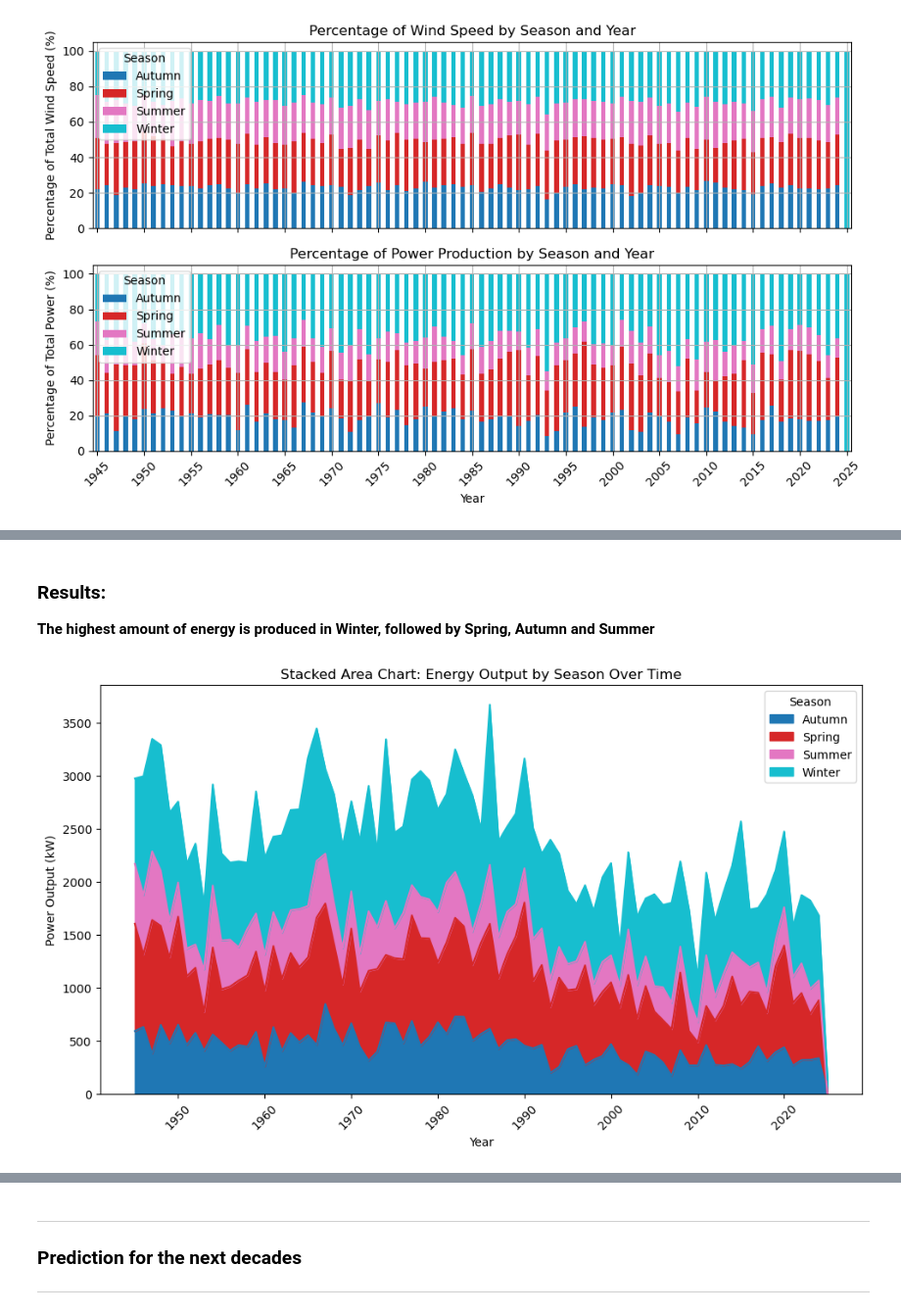
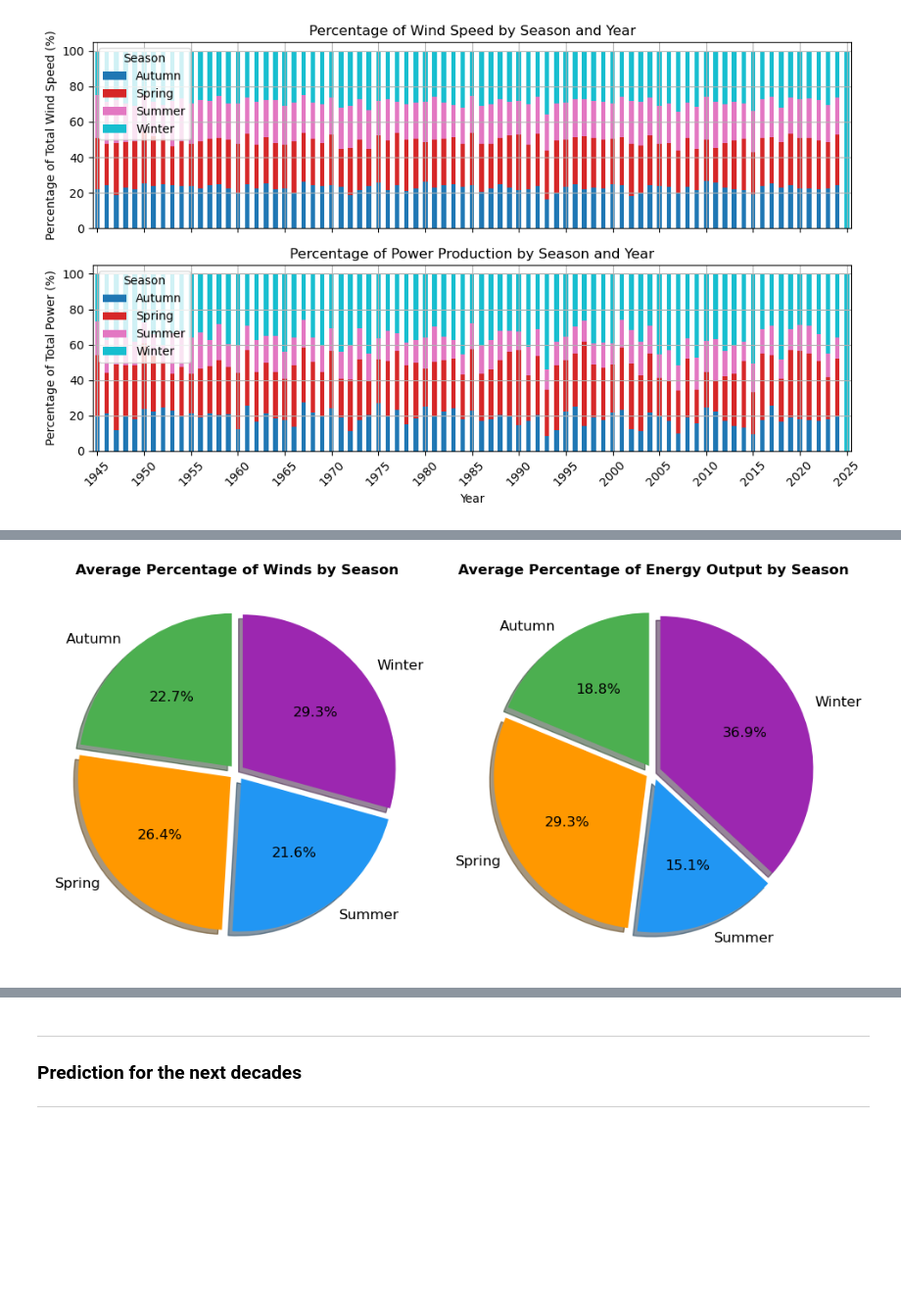
Before and after one commit to ermelinda-q/PFDA, a Jupyter notebook: project/project.ipynb, the cells around one changed output, grey strips where cells are left out. Shown at 98% size. Drawn from its saved outputs; the diff is of its cells as text; code cells hidden in the pictures; blank space fills up the shorter version.

```diff
--- a/project/project.ipynb
+++ b/project/project.ipynb
@@ -425,17 +436,17 @@ plt.show()
 ***
 # %%
 # Extract additional time-based features from the index (date is set as DataFrame index)
-df_valentia = df_valentia.copy()
-df_valentia.loc[:, 'year'] = df_valentia.index.year                     # Extract year.
-df_valentia.loc[:, 'month'] = df_valentia.index.month                   # Extract month.
-df_valentia.loc[:, 'season'] = df_valentia.index.month % 12 // 3 + 1    # Extract season.
+df_wind_project = df_wind_project.copy()
+df_wind_project.loc[:, 'year'] = df_wind_project.index.year                     # Extract year.
+df_wind_project.loc[:, 'month'] = df_wind_project.index.month                   # Extract month.
+df_wind_project.loc[:, 'season'] = df_wind_project.index.month % 12 // 3 + 1    # Extract season.
 # %%
 # Creating a new column 'season_label' in the DataFrame referring to 'month'
 # by calling 'get_season' function in the 'project_functions.py' file.
-df_valentia['season_label'] = df_valentia['month'].apply(get_season)
+df_wind_project['season_label'] = df_wind_project['month'].apply(get_season)
 
 # Group data by season and calculate averages for our numerical data.
-seasonal_averages = df_valentia.groupby('season_label').mean()
+seasonal_averages = df_wind_project.groupby('season_label').mean()
 
 # Print the 'mean' values of our numeric data.
 print(seasonal_averages[['rain', 'wdsp_m/s', 'air_density', 'power_kw']])
@@ -449,7 +460,7 @@ Winter        0.229481  5.972554     1.248745  875.996342
 # %%
 # Group wind speed and power output by season and year
-seasonal_trends_wdsp = df_valentia.groupby(['year', 'season_label'])['wdsp_m/s'].mean().unstack()
-seasonal_trends_power = df_valentia.groupby(['year', 'season_label'])['power_kw'].mean().unstack()
+seasonal_trends_wdsp = df_wind_project.groupby(['year', 'season_label'])['wdsp_m/s'].mean().unstack()
+seasonal_trends_power = df_wind_project.groupby(['year', 'season_label'])['power_kw'].mean().unstack()
 # Create a figure with two subplots (stacked vertically)
 fig, axes = plt.subplots(2, 1, figsize=(10, 6), sharex=True)
 
@@ -554,18 +556,41 @@ plt.show()
-# %% [markdown]
-### Results:
-
-**The highest amount of energy is produced in Winter, followed by Spring, Autumn and Summer**
-# %%
-# Group by both year and season for seasonal trends over time
-seasonal_trends_by_year = df_valentia.groupby(['year', 'season_label'])['power_kw'].mean().unstack()
-
-ax = seasonal_trends_by_year.plot(kind='area', figsize=(10, 6), stacked=True, cmap='tab10')
-ax.set_title('Stacked Area Chart: Energy Output by Season Over Time')
-ax.set_xlabel('Year')
-ax.set_ylabel('Power Output (kW)')
-ax.legend(title='Season')
-plt.xticks(rotation=45)
-plt.tight_layout()
-plt.show()
-# %% [output]
-[figure, removed]
+# %%
+# Creating the pie chart.
+# Define color palette and explode values.
+colors = ['#4CAF50', '#FF9800', '#2196F3', '#9C27B0']
+explode_power = [0.05] * len(average_percentage_power_by_season)
+explode_wind = [0.05] * len(average_percentage_wdsp_by_season)
+
+# Create a figure with 1 row and 2 columns and setting the figure size.
+fig, axes = plt.subplots(1, 2, figsize=(10, 5))
+
+# Pie chart for wind speed percentages
+axes[0].pie(
+    average_percentage_wdsp_by_season,
+    labels=average_percentage_wdsp_by_season.index,
+    autopct='%1.1f%%',
+    startangle=90,
+    colors=colors,
+    explode=explode_wind,
+    shadow=True,
+    textprops={'fontsize': 12}
+)
+axes[0].set_title('Average Percentage of Winds by Season', fontsize=12, weight='bold')
+
+# Pie chart for energy output percentages
+axes[1].pie(
+    average_percentage_power_by_season,
+    labels=average_percentage_power_by_season.index,
+    autopct='%1.1f%%',
+    startangle=90,
+    colors=colors,
+    explode=explode_power,
+    shadow=True,
+    textprops={'fontsize': 12}
+)
+axes[1].set_title('Average Percentage of Energy Output by Season', fontsize=12, weight='bold')
+
+# Adjust layout and spacing
+plt.tight_layout()
+plt.show()
+# %% [output]
+[figure, added]
```
Also changed, not shown: parts of 34 cells of this notebook, 2 other files.
